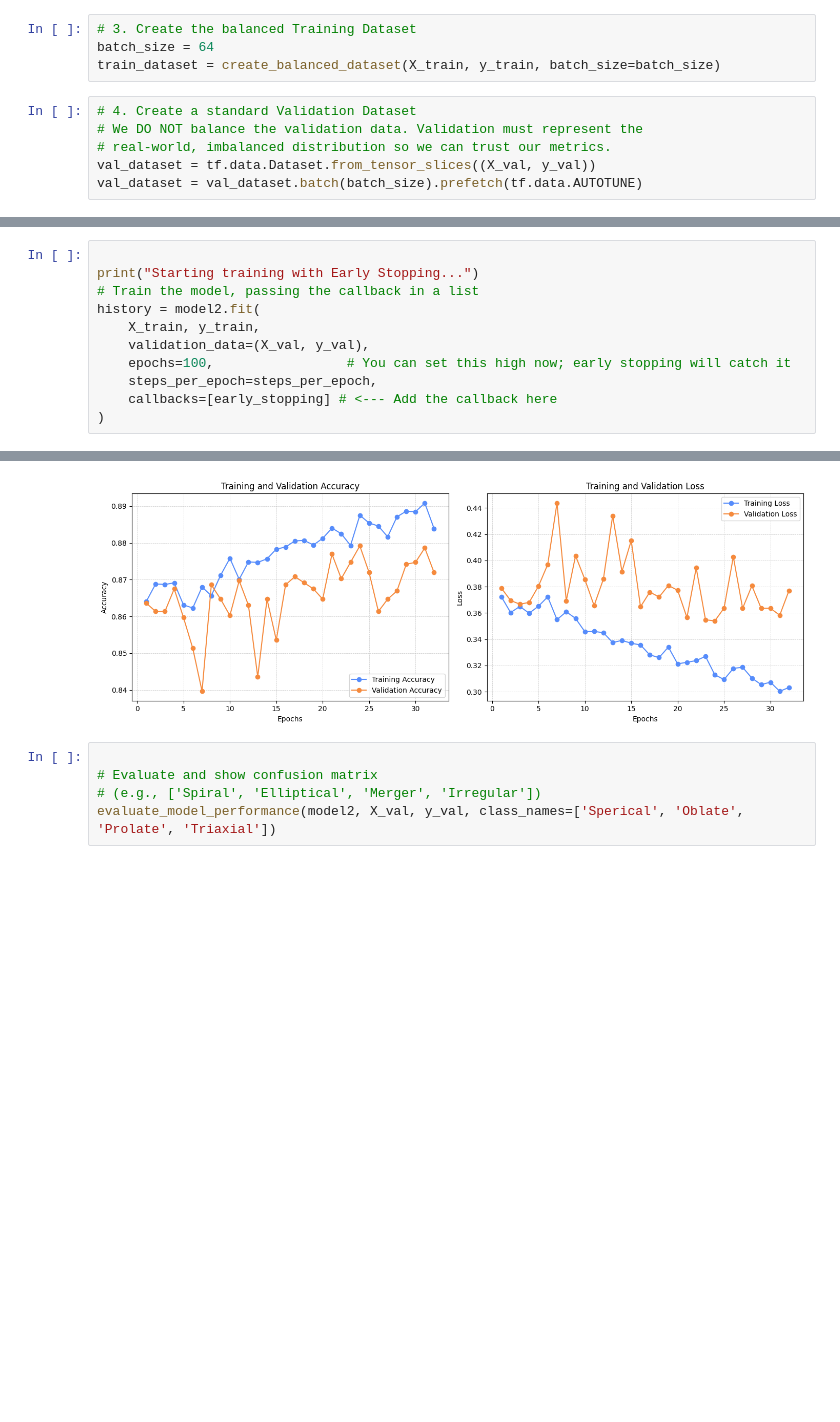
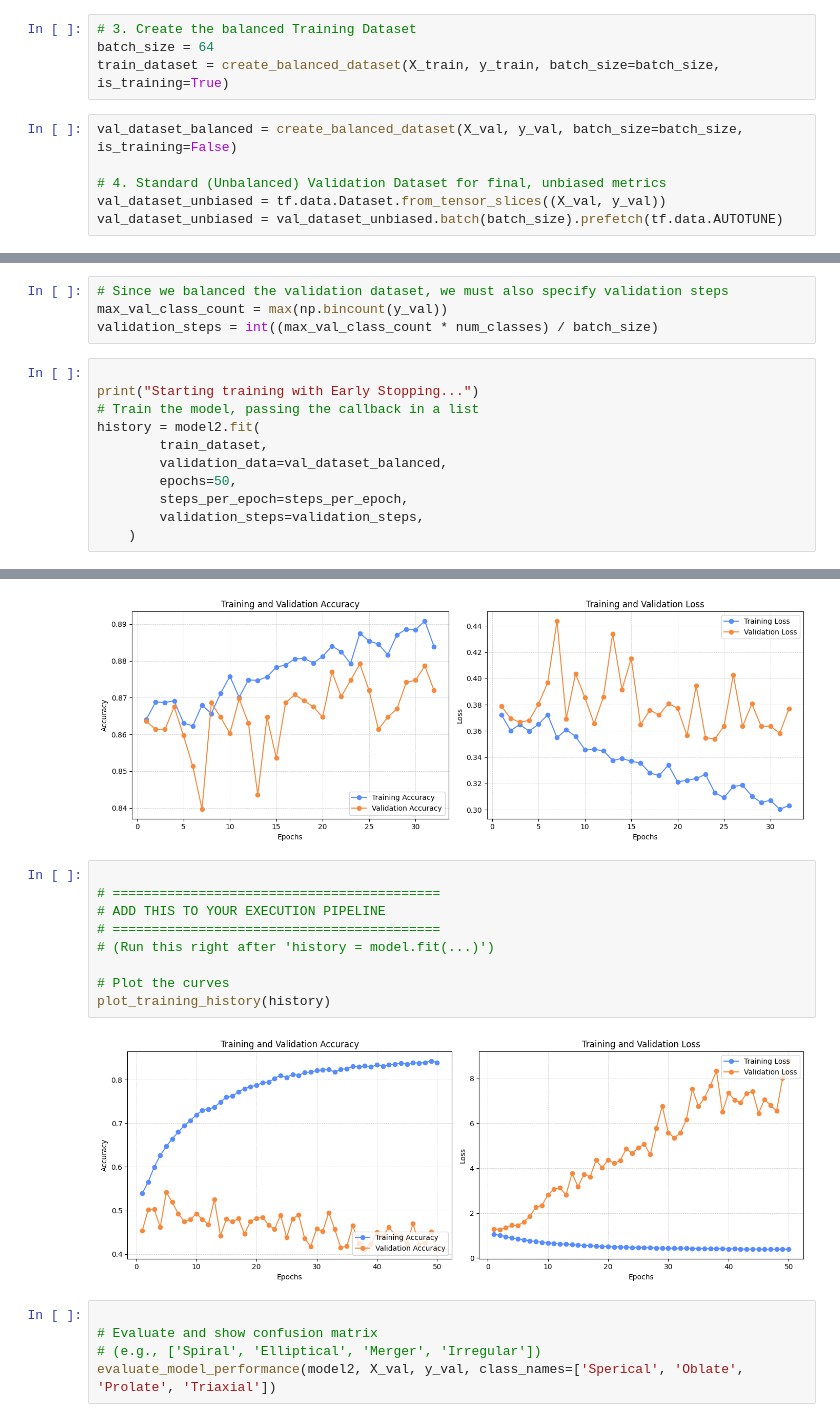
Before and after one commit to CosmicHitchhiker/ds_astro_2026s, a Jupyter notebook: final/cnn.ipynb, the cells around one changed output, grey strips where cells are left out. Cells and saved outputs as stored; diff of their text form; blank space fills up the shorter version.

Commit message:
Add more balance (now CNN doesn't work...)

```diff
--- a/final/cnn.ipynb
+++ b/final/cnn.ipynb
@@ -228,13 +242,13 @@ X_train, X_val, y_train, y_val = train_test_split(X, y, test_size=0.2, random_st
 # %%
 # 3. Create the balanced Training Dataset
 batch_size = 64
-train_dataset = create_balanced_dataset(X_train, y_train, batch_size=batch_size)
+train_dataset = create_balanced_dataset(X_train, y_train, batch_size=batch_size, is_training=True)
 # %%
-# 4. Create a standard Validation Dataset
-# We DO NOT balance the validation data. Validation must represent the
-# real-world, imbalanced distribution so we can trust our metrics.
-val_dataset = tf.data.Dataset.from_tensor_slices((X_val, y_val))
-val_dataset = val_dataset.batch(batch_size).prefetch(tf.data.AUTOTUNE)
+val_dataset_balanced = create_balanced_dataset(X_val, y_val, batch_size=batch_size, is_training=False)
+
+# 4. Standard (Unbalanced) Validation Dataset for final, unbiased metrics
+val_dataset_unbiased = tf.data.Dataset.from_tensor_slices((X_val, y_val))
+val_dataset_unbiased = val_dataset_unbiased.batch(batch_size).prefetch(tf.data.AUTOTUNE)
 # %%
 
 print("Building model...")
@@ -284,16 +298,20 @@ Configuring Early Stopping...
 max_class_count = max(np.bincount(y_train)) # e.g., ~6000 for class 1 in training
 num_classes = len(np.unique(y_train))
 steps_per_epoch = int((max_class_count * num_classes) / batch_size)
+# %%
+# Since we balanced the validation dataset, we must also specify validation steps
+max_val_class_count = max(np.bincount(y_val))
+validation_steps = int((max_val_class_count * num_classes) / batch_size)
 # %%
 
 print("Starting training with Early Stopping...")
 # Train the model, passing the callback in a list
 history = model2.fit(
-    X_train, y_train,
-    validation_data=(X_val, y_val),
-    epochs=100,                 # You can set this high now; early stopping will catch it
-    steps_per_epoch=steps_per_epoch,
-    callbacks=[early_stopping] # <--- Add the callback here
-)
+        train_dataset,
+        validation_data=val_dataset_balanced,
+        epochs=50,
+        steps_per_epoch=steps_per_epoch,
+        validation_steps=validation_steps,
+    )
 # %% [output]
 Starting training with Early Stopping...
@@ -420,6 +435,17 @@ plot_training_history(history)
 plot_training_history(history)
 # %% [output]
 [figure]
+# %%
+
+# ==========================================
+# ADD THIS TO YOUR EXECUTION PIPELINE
+# ==========================================
+# (Run this right after 'history = model.fit(...)')
+
+# Plot the curves
+plot_training_history(history)
+# %% [output]
+[figure, added]
 # %%
 
 # Evaluate and show confusion matrix
```
Also changed, not shown: parts of 5 cells of this notebook.
